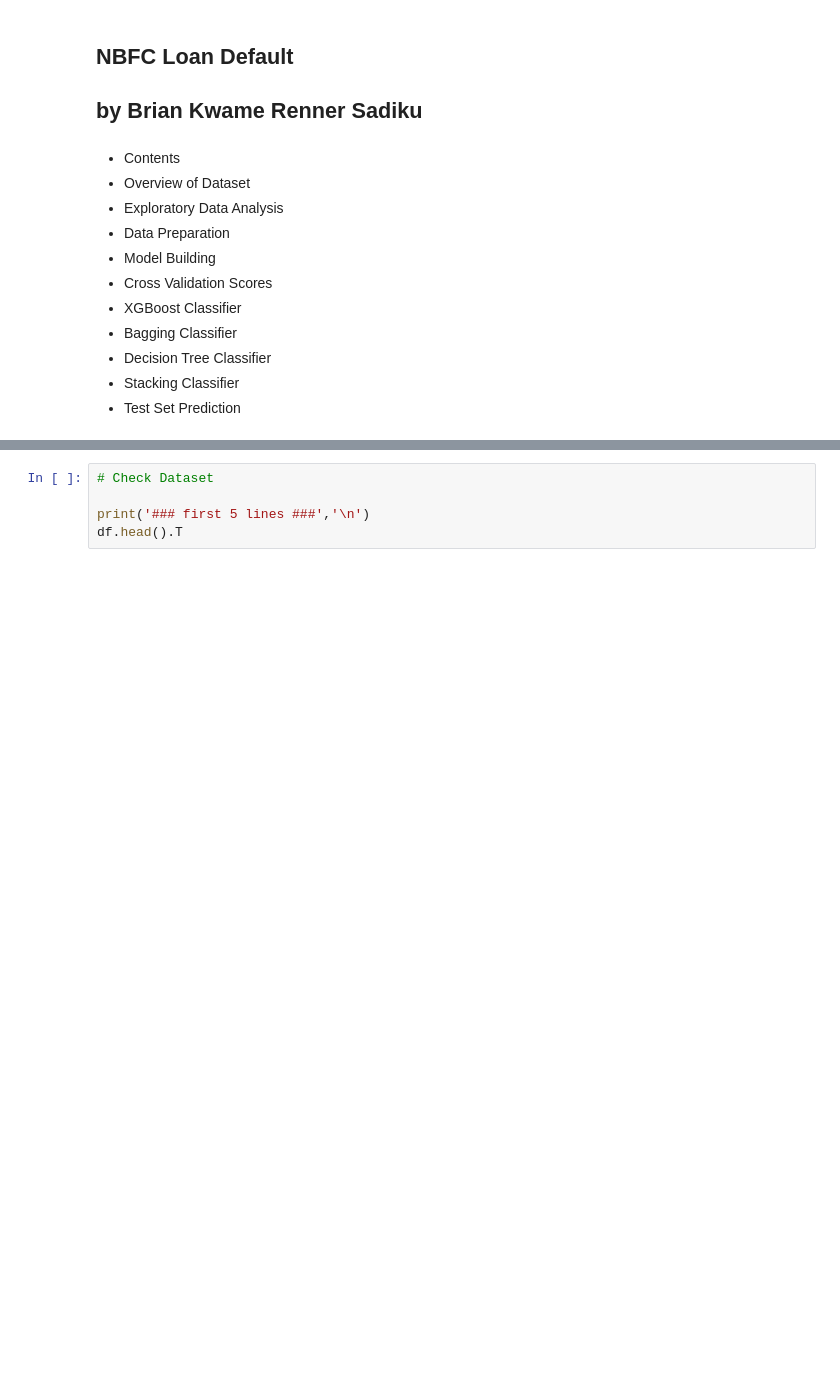
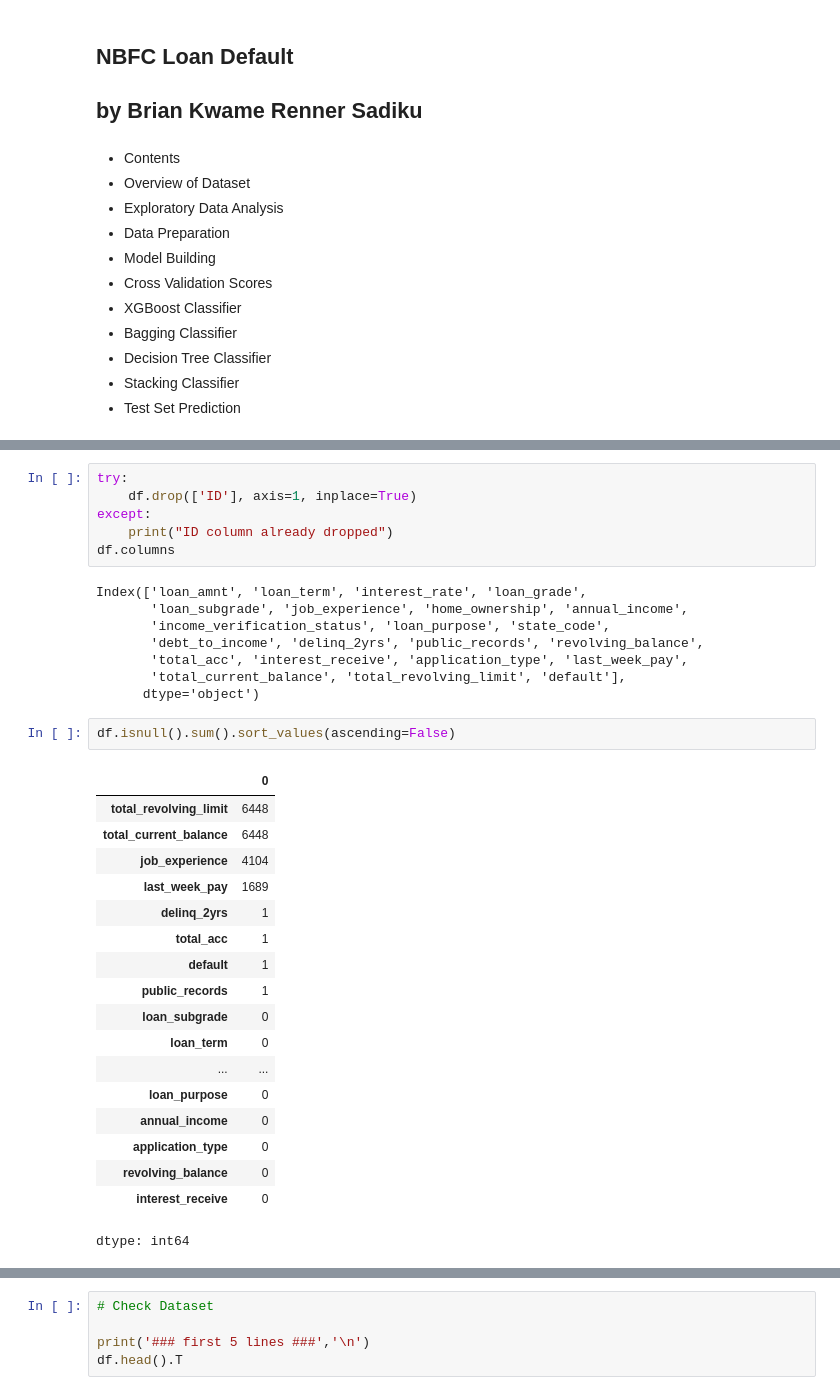
Before and after one commit to 8946-art/Boosting_eVISA_Business-Application, a Jupyter notebook: NBFC Loan Default.ipynb, the cells around one changed output, grey strips where cells are left out. Saved outputs shown, nothing was run; the diff lists cells and outputs as text; blank space fills up the shorter version.

```diff
--- a/NBFC Loan Default.ipynb
+++ b/NBFC Loan Default.ipynb
@@ -22,0 +175,35 @@
+# %%
+try:
+    df.drop(['ID'], axis=1, inplace=True)
+except:
+    print("ID column already dropped")
+df.columns
+# %% [output]
+Index(['loan_amnt', 'loan_term', 'interest_rate', 'loan_grade',
+       'loan_subgrade', 'job_experience', 'home_ownership', 'annual_income',
+       'income_verification_status', 'loan_purpose', 'state_code',
+       'debt_to_income', 'delinq_2yrs', 'public_records', 'revolving_balance',
+       'total_acc', 'interest_receive', 'application_type', 'last_week_pay',
+       'total_current_balance', 'total_revolving_limit', 'default'],
+      dtype='object')
+# %%
+df.isnull().sum().sort_values(ascending=False)
+# %% [output]
+|  | 0 |
+| total_revolving_limit | 6448 |
+| total_current_balance | 6448 |
+| job_experience | 4104 |
+| last_week_pay | 1689 |
+| delinq_2yrs | 1 |
+| total_acc | 1 |
+| default | 1 |
+| public_records | 1 |
+| loan_subgrade | 0 |
+| loan_term | 0 |
+| ... | ... |
+| loan_purpose | 0 |
+| annual_income | 0 |
+| application_type | 0 |
+| revolving_balance | 0 |
+| interest_receive | 0 |
+dtype: int64
```
Also changed, not shown: parts of 16 cells of this notebook.
